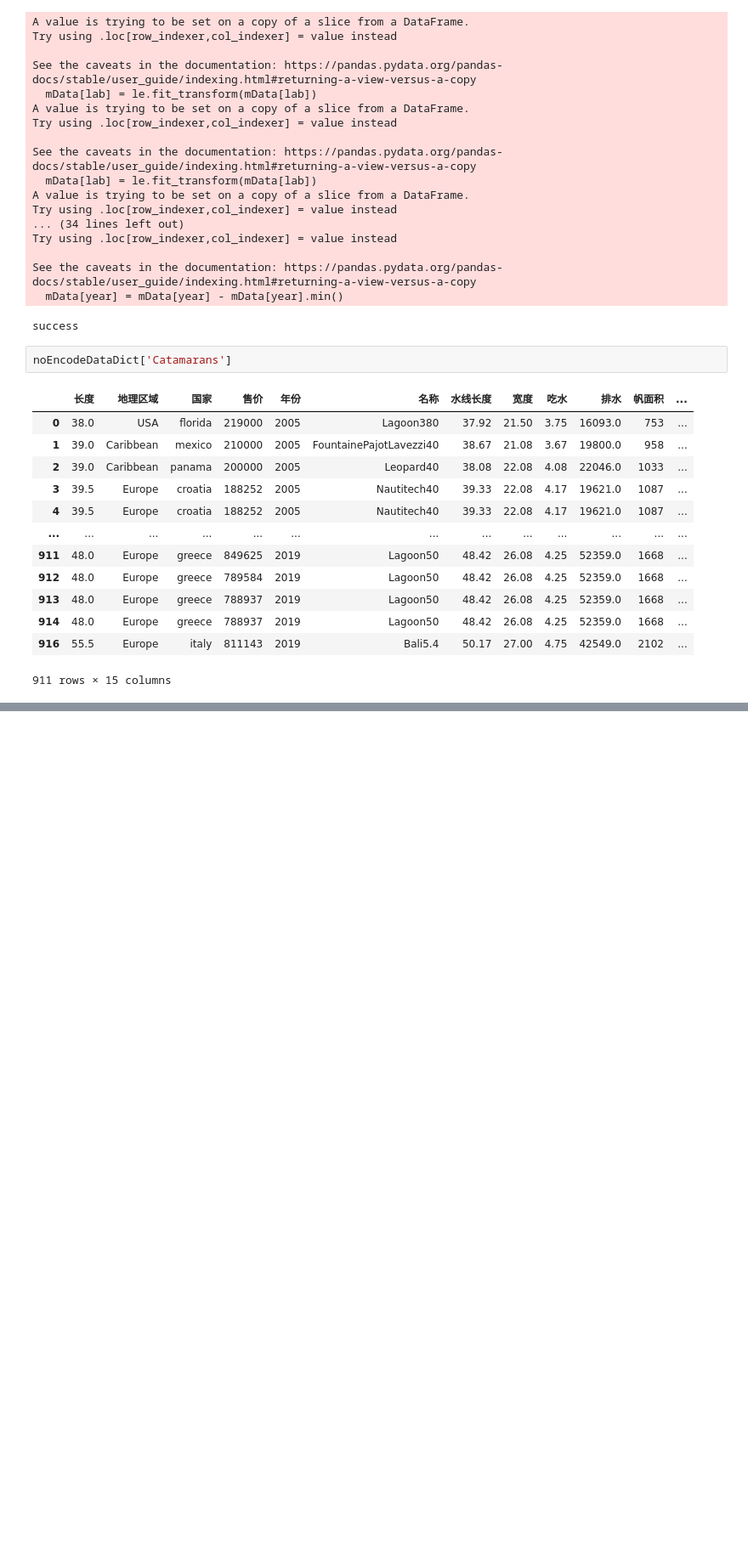
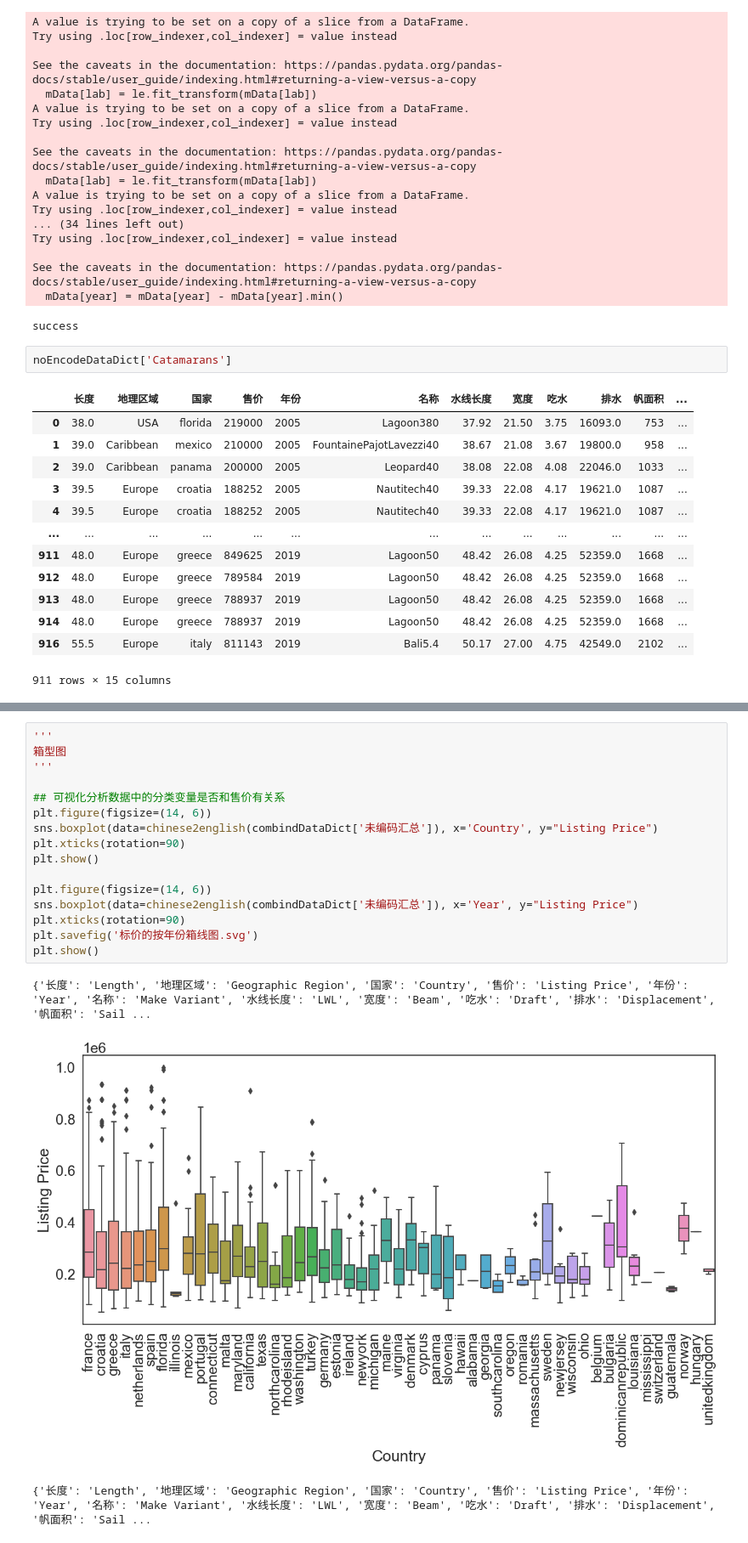
Before and after one commit to james-curtis/2023SpringMCM, a Jupyter notebook: T1/数据预处理/数据预处理.ipynb, the cells around one changed output, grey strips where cells are left out. Shown at 85% size. Cells and saved outputs as stored; diff of their text form; blank space fills up the shorter version.

```diff
--- a/T1/数据预处理/数据预处理.ipynb
+++ b/T1/数据预处理/数据预处理.ipynb
@@ -308,0 +329,20 @@ noEncodeDataDict['Catamarans']
+# %%
+'''
+箱型图
+'''
+
+## 可视化分析数据中的分类变量是否和售价有关系
+plt.figure(figsize=(14, 6))
+sns.boxplot(data=chinese2english(combindDataDict['未编码汇总']), x='Country', y="Listing Price")
+plt.xticks(rotation=90)
+plt.show()
+
+plt.figure(figsize=(14, 6))
+sns.boxplot(data=chinese2english(combindDataDict['未编码汇总']), x='Year', y="Listing Price")
+plt.xticks(rotation=90)
+plt.savefig('标价的按年份箱线图.svg')
+plt.show()
+# %% [output]
+{'长度': 'Length', '地理区域': 'Geographic Region', '国家': 'Country', '售价': 'Listing Price', '年份': 'Year', '名称': 'Make Variant', '水线长度': 'LWL', '宽度': 'Beam', '吃水': 'Draft', '排水': 'Displacement', '帆面积': 'Sail ...
+[figure, added]
+{'长度': 'Length', '地理区域': 'Geographic Region', '国家': 'Country', '售价': 'Listing Price', '年份': 'Year', '名称': 'Make Variant', '水线长度': 'LWL', '宽度': 'Beam', '吃水': 'Draft', '排水': 'Displacement', '帆面积': 'Sail ...
```
Also changed, not shown: parts of 6 cells of this notebook, 7 other files.
